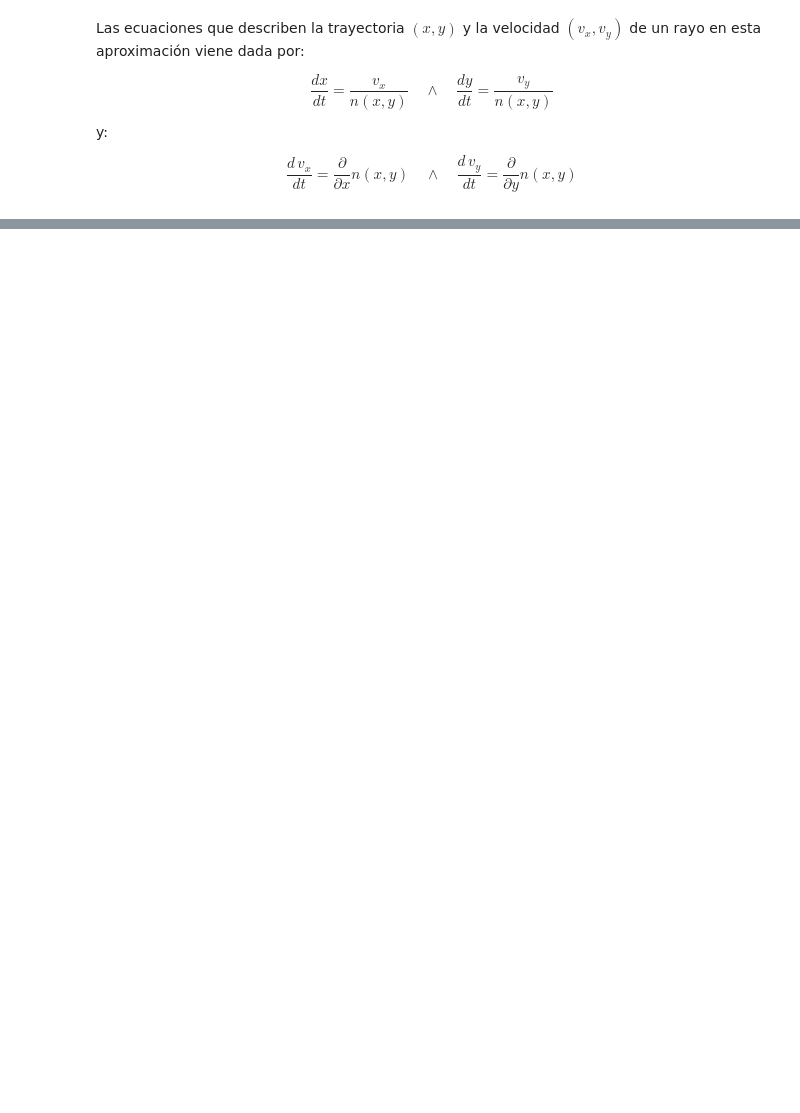
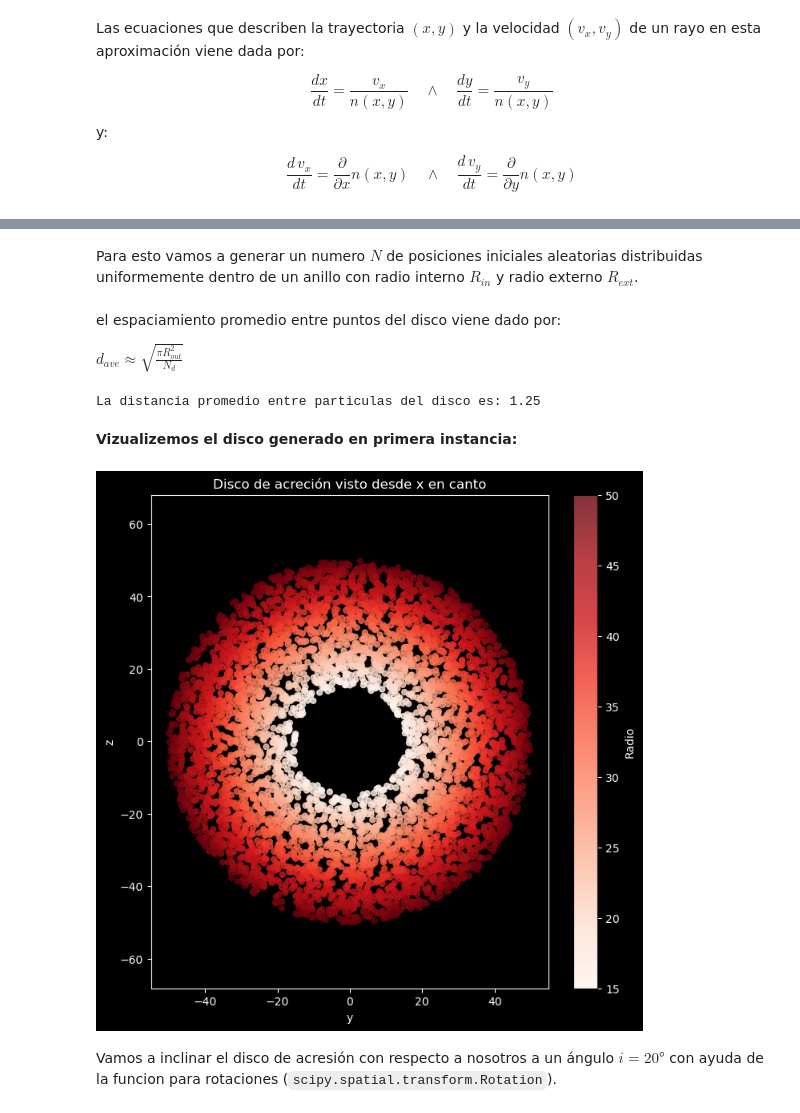
Before and after one commit to davidprez83/Ray_tracing_simulation, a Jupyter notebook: Proyecto_1.ipynb, the cells around one changed output, grey strips where cells are left out. Cells and saved outputs as stored; diff of their text form; code cells hidden in the pictures; blank space fills up the shorter version.

```diff
--- a/Proyecto_1.ipynb
+++ b/Proyecto_1.ipynb
@@ -158,0 +223,50 @@ array([[0., 0., 0., ..., 0., 0., 0.],
+# %% [markdown]
+Para esto vamos a generar un numero $N$ de posiciones iniciales aleatorias distribuidas uniformemente dentro de un anillo con radio interno $R_{in}$ y radio externo $R_{ext}$.
+# %%
+# definimos los parametros para la generacion del disco
+Nd = 5000   # Numero de particulas en el disco
+Rin = 15    # Radio interno del disco
+Rext = 50   # Radio externo del disco
+
+# generamos posiciones aleatorias para las particulas del disco
+theta_d = np.random.uniform(0, 2*np.pi, Nd)
+rds = np.sqrt(np.random.uniform(Rin**2, Rext**2, Nd))
+
+# lo convertimos a coordenadas cartesianas
+yd = rds * np.cos(theta_d)
+zd = rds * np.sin(theta_d)
+# %% [markdown]
+el espaciamiento promedio entre puntos del disco viene dado por:
+
+$d_{ave} \approx \sqrt{\frac{\pi R_{out}^2}{N_d}}$
+# %%
+d_ave = np.sqrt(np.pi * (Rext**2) / Nd)  # distancia promedio entre particulas
+print(f"La distancia promedio entre particulas del disco es: {d_ave:.2f}")
+# %% [output]
+La distancia promedio entre particulas del disco es: 1.25
+# %% [markdown]
+**Vizualizemos el disco generado en primera instancia:**
+# %%
+plt.figure(figsize=(8, 8), facecolor='black')
+ax = plt.gca()
+ax.set_facecolor('black')
+
+plt.scatter(yd, zd, s=25, c=rds, cmap='Reds',
+            vmin=Rin, vmax=Rext, alpha=0.8)
+cbar = plt.colorbar()
+cbar.set_label('Radio', color='white')
+cbar.ax.tick_params(colors='white')
+
+plt.title('Disco de acreción visto desde x en canto', color='white')
+plt.xlabel('y', color='white')
+plt.ylabel('z', color='white')
+plt.tick_params(colors='white')
+for spine in ax.spines.values():
+    spine.set_color('white')
+plt.axis('equal')
+plt.savefig('imagenes_bacanas/disco_acresión.png', dpi=300, bbox_inches='tight')
+plt.show()
+# %% [output]
+[figure, added]
+# %% [markdown]
+Vamos a inclinar el disco de acresión con respecto a nosotros a un ángulo $i = 20 °$ con ayuda de la funcion para rotaciones (`scipy.spatial.transform.Rotation`).
```
Also changed, not shown: parts of 24 cells of this notebook, 4 other files.
